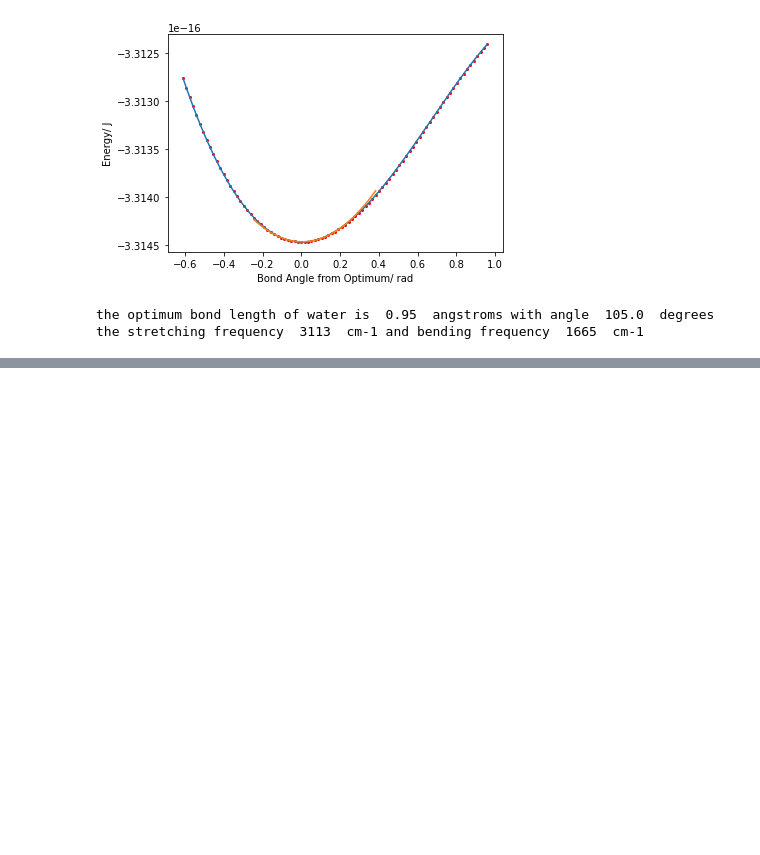
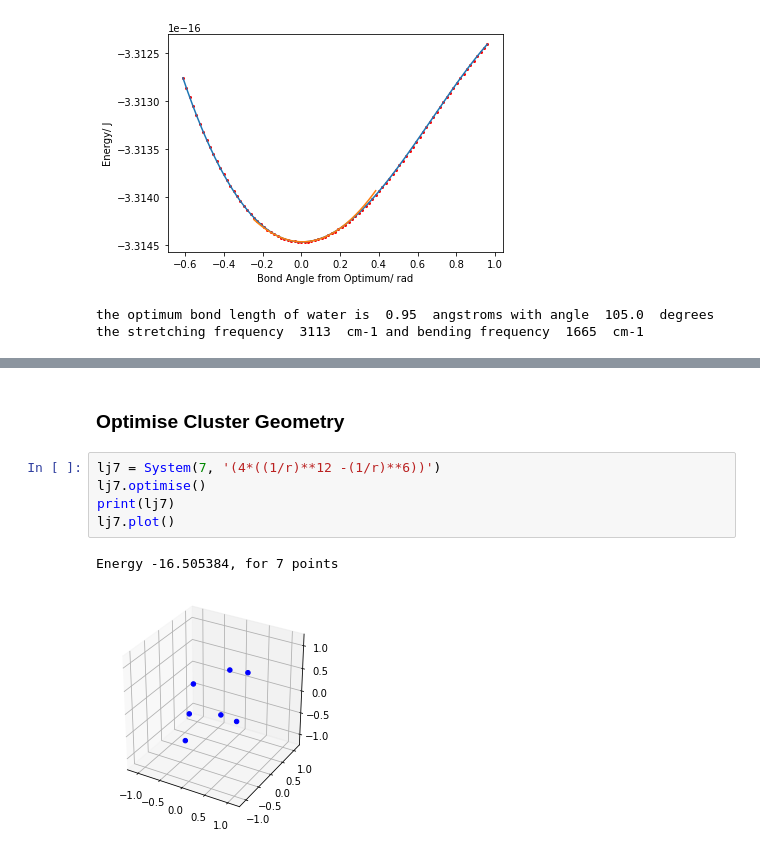
Before and after one commit to KGrewal1/ChemIITools, a Jupyter notebook: nbs/index.ipynb, the cells around one changed output, grey strips where cells are left out. Drawn from its saved outputs; the diff is of its cells as text; blank space fills up the shorter version.

```diff
--- a/nbs/index.ipynb
+++ b/nbs/index.ipynb
@@ -67,0 +119,10 @@ the stretching frequency  3113  cm-1 and bending frequency  1665  cm-1
+# %% [markdown]
+### Optimise Cluster Geometry
+# %%
+lj7 = System(7, '(4*((1/r)**12 -(1/r)**6))')
+lj7.optimise()
+print(lj7)
+lj7.plot()
+# %% [output]
+Energy -16.505384, for 7 points
+[figure, added]
```
Also changed, not shown: parts of 9 cells of this notebook, 13 other files.
